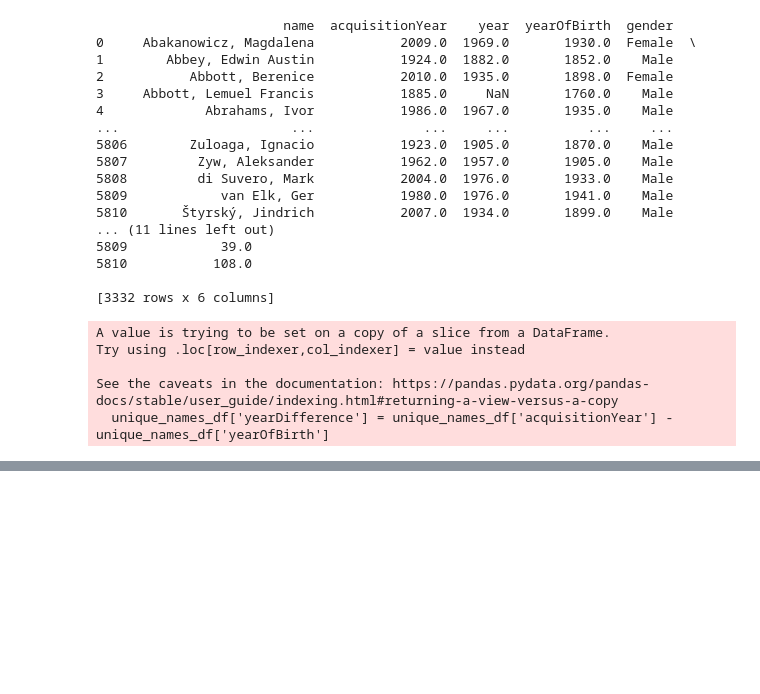
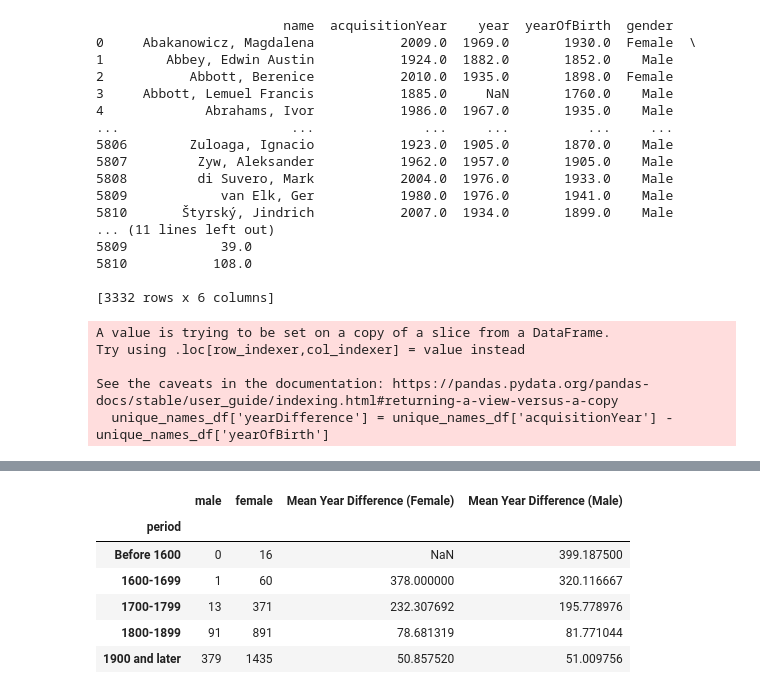
Before and after one commit to jennylzx/dissertation, a Jupyter notebook: notebooks/Tate_acquisitionYear.ipynb, the cells around one changed output, grey strips where cells are left out. Saved outputs shown, nothing was run; the diff lists cells and outputs as text; code cells hidden in the pictures; blank space fills up the shorter version.

```diff
--- a/notebooks/Tate_acquisitionYear.ipynb
+++ b/notebooks/Tate_acquisitionYear.ipynb
@@ -158,0 +197,18 @@ See the caveats in the documentation: https://pandas.pydata.org/pandas-docs/stab
+# %%
+# Define the bin edges for the periods
+bins = [0, 1600, 1700, 1800, 1900, 2023]
+
+# Define the labels for the periods
+labels = ['Before 1600', '1600-1699', '1700-1799', '1800-1899', '1900 and later']
+
+# Split 'yearOfBirth' into periods using pd.cut
+unique_names_df['period'] = pd.cut(unique_names_df['yearOfBirth'], bins=bins, labels=labels, right=False)
+
+# Group by 'period' and count the number of male and female artists
+comparison_df = unique_names_df.groupby('period')['gender'].value_counts().unstack().fillna(0)
+
+# Rename the column names for clarity
+comparison_df.columns = ['male', 'female']
+
+# Display the comparison dataframe
+print(comparison_df)
@@ -158,0 +228,6 @@ See the caveats in the documentation: https://pandas.pydata.org/pandas-docs/stab
+# %%
+# Calculate the mean yearDifference of females in each period
+mean_year_difference_female = unique_names_df[unique_names_df['gender'] == 'Female'].groupby('period')['yearDifference'].mean()
+
+# Display the mean yearDifference of females in each period
+print(mean_year_difference_female)
@@ -158,0 +242,6 @@ See the caveats in the documentation: https://pandas.pydata.org/pandas-docs/stab
+# %%
+# Calculate the mean yearDifference of males in each period
+mean_year_difference_male = unique_names_df[unique_names_df['gender'] == 'Male'].groupby('period')['yearDifference'].mean()
+
+# Display the mean yearDifference of males in each period
+print(mean_year_difference_male)
@@ -158,0 +256,7 @@ See the caveats in the documentation: https://pandas.pydata.org/pandas-docs/stab
+# %%
+# Combine the mean yearDifference values for males and females into a single dataframe
+combined_df = pd.concat([mean_year_difference_female, mean_year_difference_male], axis=1)
+combined_df.columns = ['Mean Year Difference (Female)', 'Mean Year Difference (Male)']
+
+# Display the combined dataframe
+print(combined_df)
@@ -158,0 +271,14 @@ See the caveats in the documentation: https://pandas.pydata.org/pandas-docs/stab
+# %%
+# Combine the comparison_df and combined_df dataframes
+final_df = pd.concat([comparison_df, combined_df], axis=1)
+
+# Display the final combined dataframe
+final_df
+# %% [output]
+|  | male | female | Mean Year Difference (Female) | Mean Year Difference (Male) |
+| period |  |  |  |  |
+| Before 1600 | 0 | 16 | NaN | 399.187500 |
+| 1600-1699 | 1 | 60 | 378.000000 | 320.116667 |
+| 1700-1799 | 13 | 371 | 232.307692 | 195.778976 |
+| 1800-1899 | 91 | 891 | 78.681319 | 81.771044 |
+| 1900 and later | 379 | 1435 | 50.857520 | 51.009756 |
```
Also changed, not shown: parts of 9 cells of this notebook.
